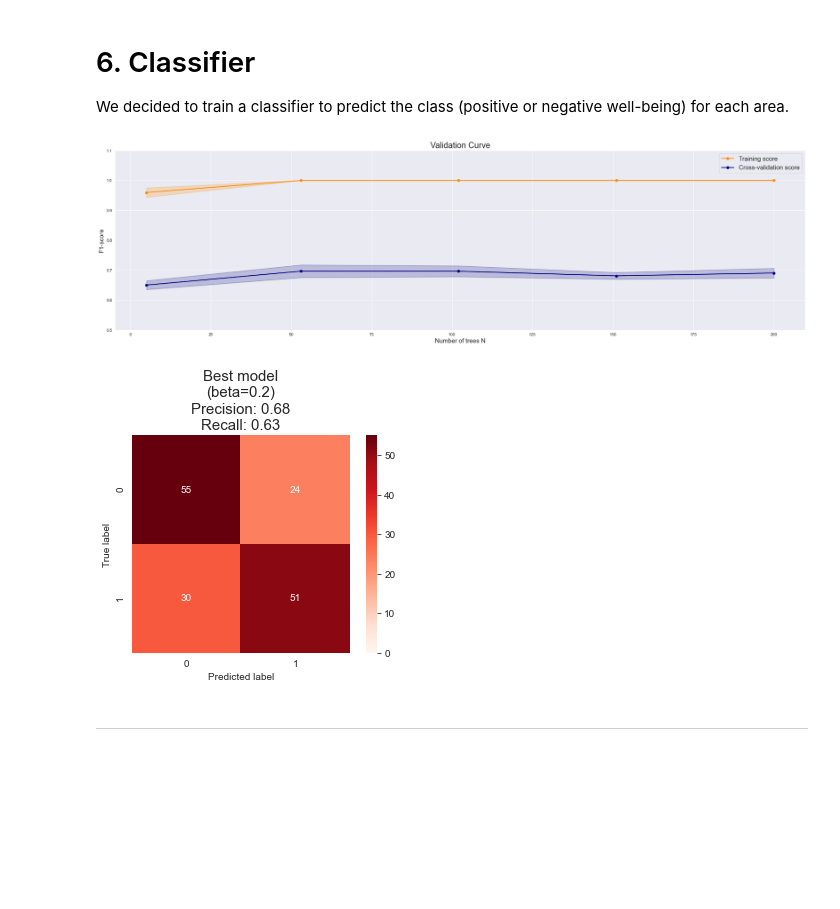
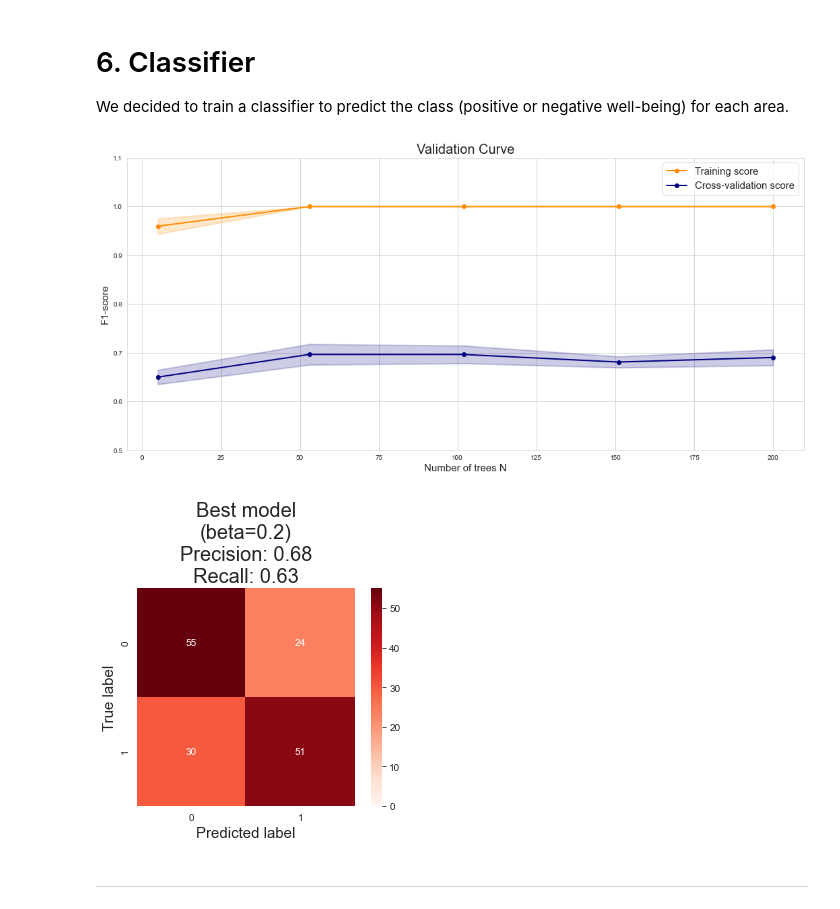
Before and after one commit to epfl-ada/ada-2020-project-milestone-p3-p3_improvise-adapt-overcome, a Jupyter notebook: p4_milestone.ipynb, the cells around one changed output. Drawn from its saved outputs; the diff is of its cells as text; code cells hidden in the pictures; blank space fills up the shorter version.

Commit message:
new images and updated notebook

```diff
--- a/p4_milestone.ipynb
+++ b/p4_milestone.ipynb
@@ -31,7 +31,7 @@ SEED = 1
     - 5.2 Logit regression on the well-being
 - 6. Classifier
 # %%
-def plot_validation_curve(train_scores, cv_scores, x_data, y_label='', x_label='', ylim=[0,1.1], title='Validation Curve', ax=None):
+def plot_validation_curve(train_scores, cv_scores, x_data, y_label='', x_label='', ylim=[0,1.1], title='Validation Curve', ax=None, save_image=False, save_name="plot"):
     """
     Plot a validation curve using train_scores and cv_scores.
 
@@ -77,4 +77,8 @@ def plot_validation_curve(train_scores, cv_scores, x_data, y_label='', x_label='
         ax.plot(x_data, cv_scores_mean, 'o-', label="Cross-validation score", color="navy", lw=lw)
         ax.fill_between(x_data, cv_scores_mean - cv_scores_std, cv_scores_mean + cv_scores_std, alpha=0.2, color="navy", lw=lw)
         ax.legend(loc="best", fontsize=15)
+
+    if save_image:
+        fig = plt.gcf()
+        fig.savefig("images\%s"%save_name, bbox_inches='tight')
 # %%
@@ -172,32 +192,0 @@ We decided to perform a Spearman correlation between:
-# %%
-spearman_nutrients = {}
-spearman_nutrients_plot = {}
-spearman_weight = {}
-spearman_weight_plot = {}
-spearman_energy = {}
-spearman_energy_plot = {}
-
-for nutrient in nutrients:
-    spearman_nutrients[nutrient] = stats.spearmanr(df["percentage_%s_energy"%nutrient],df["well_being"])
-    spearman_nutrients_plot[nutrient] = spearman_nutrients[nutrient].correlation
-
-    spearman_weight[nutrient] = stats.spearmanr(df["%s"%nutrient],df["well_being"])
-    spearman_weight_plot[nutrient] = spearman_weight[nutrient].correlation
-
-    spearman_energy[nutrient] = stats.spearmanr(df["energy_%s"%nutrient],df["well_being"])
-    spearman_energy_plot[nutrient] = spearman_energy[nutrient].correlation
-
-# Spearman rank correlation for the entropies relative to the weight and energy of the nutrients
-spearman_weight["entropy"] = stats.spearmanr(df["h_nutrients_weight_norm"],df["well_being"])
-spearman_weight_plot["entropy"] = spearman_weight["entropy"].correlation
-
-spearman_energy["entropy"] = stats.spearmanr(df["h_nutrients_calories_norm"],df["well_being"])
-spearman_energy_plot["entropy"] = spearman_energy["entropy"].correlation
-
-# Spearman rank correlation relative to the percentage weight for fda nutrients
-spearman_weight_fda = {}
-spearman_weight_fda_plot = {}
-
-for nutrient in fda_nutrients:
-    spearman_weight_fda[nutrient] = stats.spearmanr(df["percentage_%s_weight"%nutrient],df["well_being"])
-    spearman_weight_fda_plot[nutrient] = spearman_weight_fda[nutrient].correlation
@@ -633,15 +667,16 @@ train_scores_val, cv_scores_val = validation_curve(model, X_train, y_train,
                                                    cv=cv_schema)
 # %%
 # Plot a validation curve across levels of K
-random_forest_fig = plt.figure(figsize=(30,8))
+random_forest_fig = plt.figure(figsize=(18,8))
 plot_validation_curve(train_scores_val,
                       cv_scores_val,
                       N_values, y_label='F1-score',
                       ylim = [0.5, 1.1],
-                      x_label='Number of trees N')
-#random_forest_fig.savefig()
+                      x_label='Number of trees N',
+                      save_image=True,
+                      save_name="valid_curve.png")
 # %% [output]
-[figure, old version]
+[figure, new version]
 # %%
 # Best random forest
 thresh = 0.5
@@ -653,10 +688,10 @@ cm = confusion_matrix(y_test, y_hat)
 precision = precision_score(y_test, y_hat)
 recall = recall_score(y_test, y_hat)
 title = "Best model\n(beta=0.2)\nPrecision: {}\nRecall: {}".format(round(precision, 3), round(recall, 3))
-plot_confusion_matrix(cm, title=title)
+plot_confusion_matrix(cm, title=title, save_image=True, save_name="confusion_matrix.png")
 
 plt.show()
 # %% [output]
-[figure, old version]
+[figure, new version]
 # %% [markdown]
 ---
```
Also changed, not shown: parts of 42 cells of this notebook, 8 other files.
